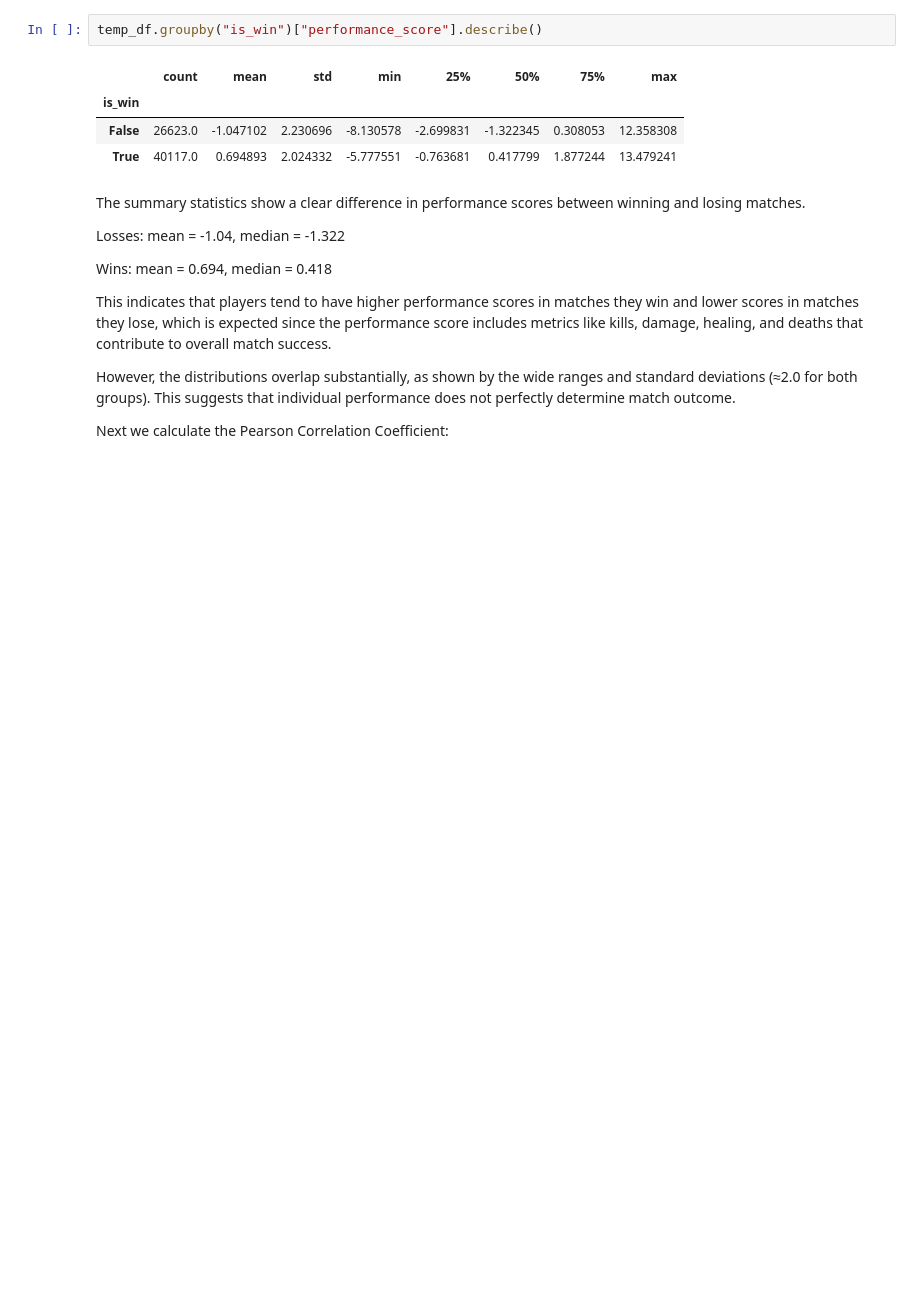
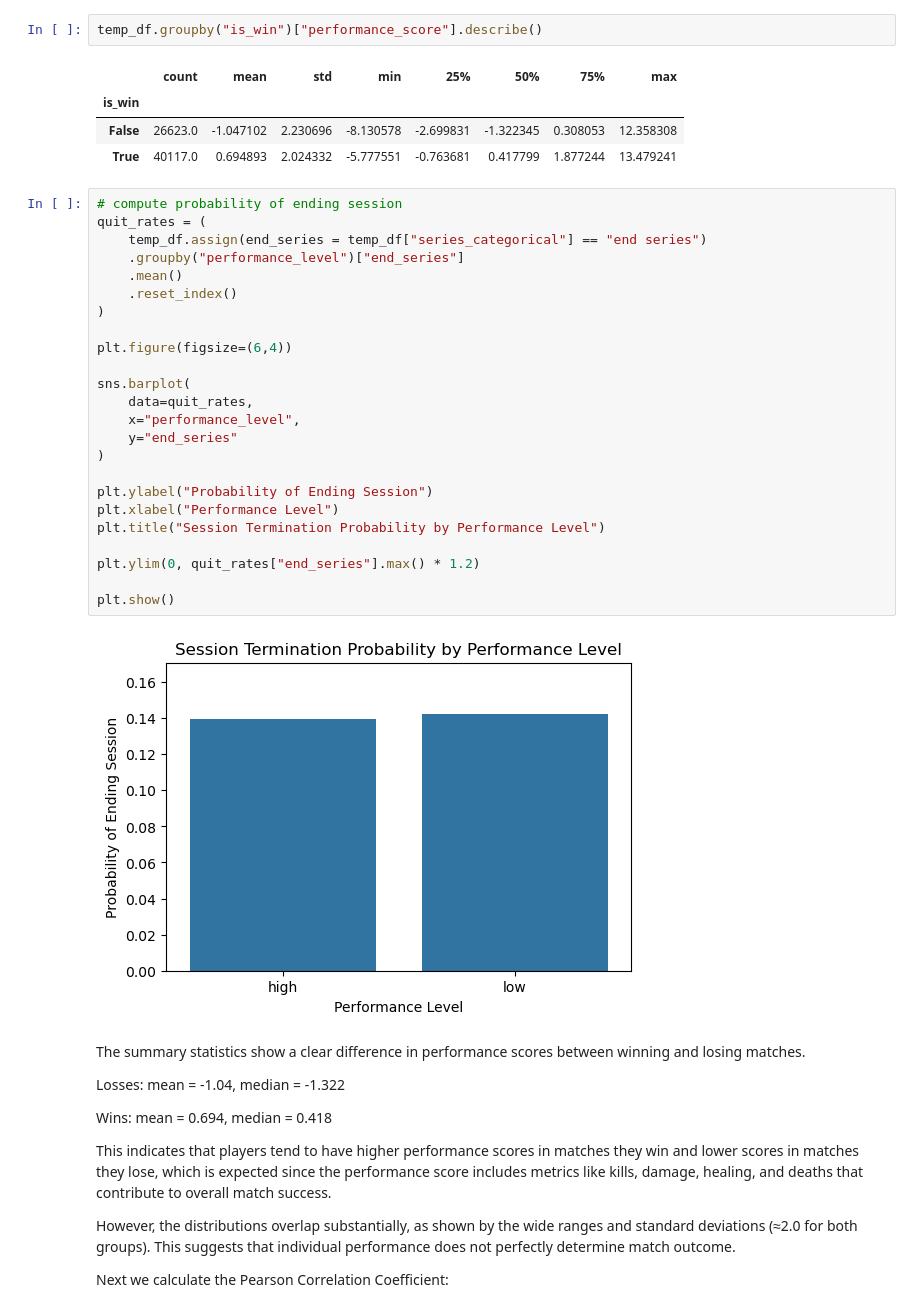
Before and after one commit to COGS108/Group126_WI26, a Jupyter notebook: 02-EDACheckpoint.ipynb, the cells around one changed output. Drawn from its saved outputs; the diff is of its cells as text; blank space fills up the shorter version.

```diff
--- a/02-EDACheckpoint.ipynb
+++ b/02-EDACheckpoint.ipynb
@@ -1059,6 +1059,32 @@ temp_df.groupby("is_win")["performance_score"].describe()
 | is_win |  |  |  |  |  |  |  |  |
 | False | 26623.0 | -1.047102 | 2.230696 | -8.130578 | -2.699831 | -1.322345 | 0.308053 | 12.358308 |
 | True | 40117.0 | 0.694893 | 2.024332 | -5.777551 | -0.763681 | 0.417799 | 1.877244 | 13.479241 |
+# %%
+# compute probability of ending session
+quit_rates = (
+    temp_df.assign(end_series = temp_df["series_categorical"] == "end series")
+    .groupby("performance_level")["end_series"]
+    .mean()
+    .reset_index()
+)
+
+plt.figure(figsize=(6,4))
+
+sns.barplot(
+    data=quit_rates,
+    x="performance_level",
+    y="end_series"
+)
+
+plt.ylabel("Probability of Ending Session")
+plt.xlabel("Performance Level")
+plt.title("Session Termination Probability by Performance Level")
+
+plt.ylim(0, quit_rates["end_series"].max() * 1.2)
+
+plt.show()
+# %% [output]
+[figure, added]
 # %% [markdown]
 The summary statistics show a clear difference in performance scores between winning and losing matches.
 
```
Also changed, not shown: parts of 1 cell of this notebook, 1 other file.
